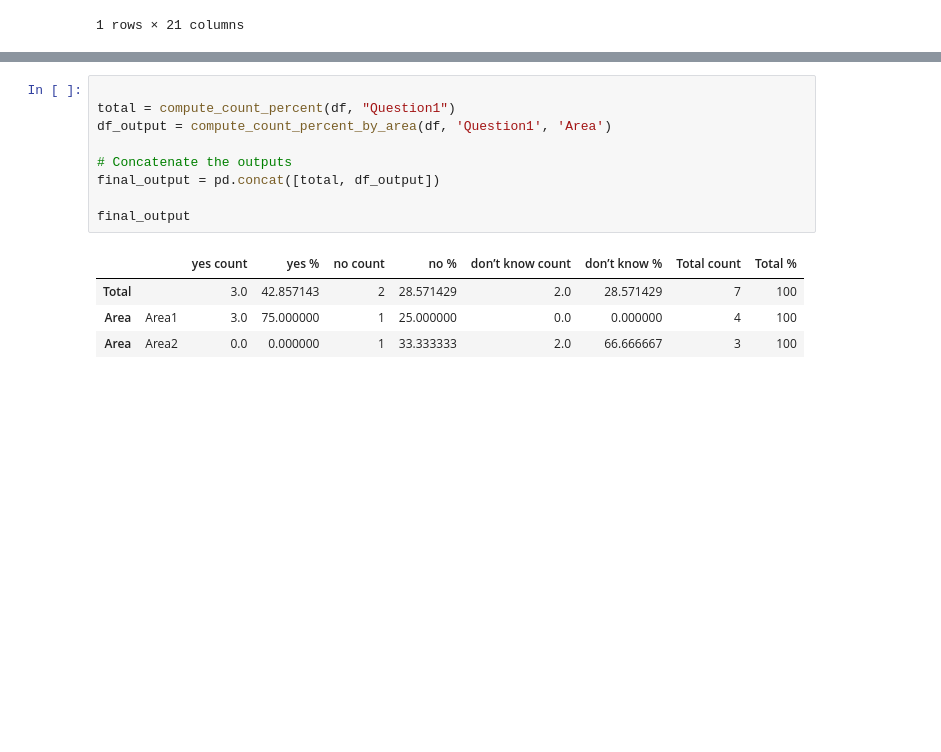
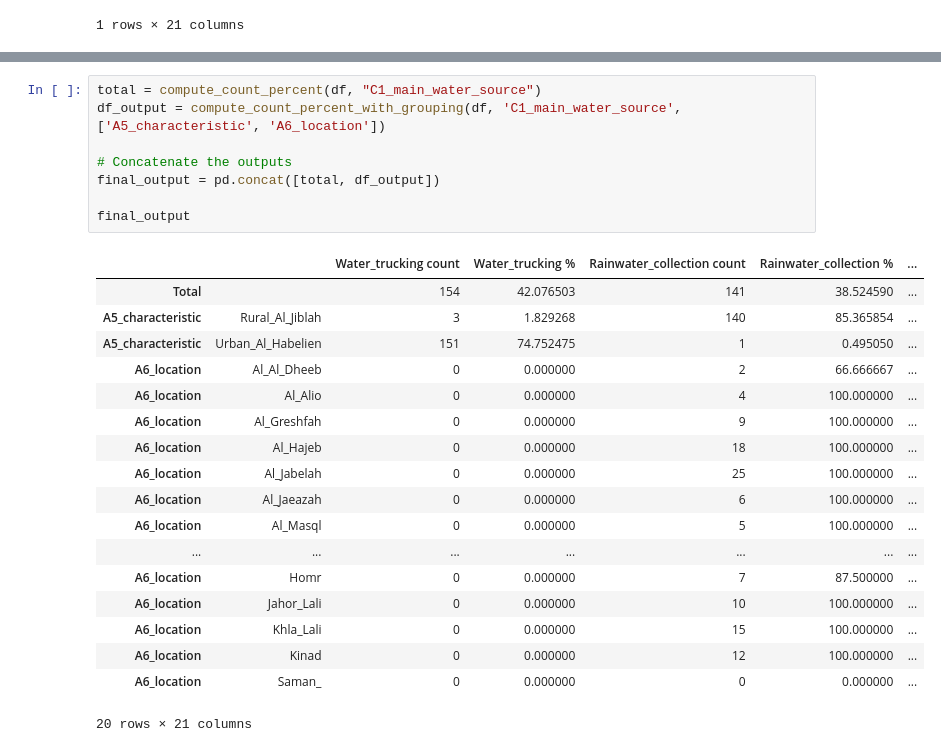
Before and after one commit to HamzaQahoush/Analysis_Template, a Jupyter notebook: Notebook/analysis.ipynb, the cells around one changed output, grey strips where cells are left out. Cells and saved outputs as stored; diff of their text form; blank space fills up the shorter version.

```diff
--- a/Notebook/analysis.ipynb
+++ b/Notebook/analysis.ipynb
@@ -176,14 +209,27 @@ df_output
 # %%
-
-total = compute_count_percent(df, "Question1")
-df_output = compute_count_percent_by_area(df, 'Question1', 'Area')
+total = compute_count_percent(df, "C1_main_water_source")
+df_output = compute_count_percent_with_grouping(df, 'C1_main_water_source', ['A5_characteristic', 'A6_location'])
 
 # Concatenate the outputs
 final_output = pd.concat([total, df_output])
 
 final_output
 # %% [output]
-|  |  | yes count | yes % | no count | no % | don’t know count | don’t know % | Total count | Total % |
-| Total |  | 3.0 | 42.857143 | 2 | 28.571429 | 2.0 | 28.571429 | 7 | 100 |
-| Area | Area1 | 3.0 | 75.000000 | 1 | 25.000000 | 0.0 | 0.000000 | 4 | 100 |
-| Area | Area2 | 0.0 | 0.000000 | 1 | 33.333333 | 2.0 | 66.666667 | 3 | 100 |
+|  |  | Water_trucking count | Water_trucking % | Rainwater_collection count | Rainwater_collection % | ... |
+| Total |  | 154 | 42.076503 | 141 | 38.524590 | ... |
+| A5_characteristic | Rural_Al_Jiblah | 3 | 1.829268 | 140 | 85.365854 | ... |
+| A5_characteristic | Urban_Al_Habelien | 151 | 74.752475 | 1 | 0.495050 | ... |
+| A6_location | Al_Al_Dheeb | 0 | 0.000000 | 2 | 66.666667 | ... |
+| A6_location | Al_Alio | 0 | 0.000000 | 4 | 100.000000 | ... |
+| A6_location | Al_Greshfah | 0 | 0.000000 | 9 | 100.000000 | ... |
+| A6_location | Al_Hajeb | 0 | 0.000000 | 18 | 100.000000 | ... |
+| A6_location | Al_Jabelah | 0 | 0.000000 | 25 | 100.000000 | ... |
+| A6_location | Al_Jaeazah | 0 | 0.000000 | 6 | 100.000000 | ... |
+| A6_location | Al_Masql | 0 | 0.000000 | 5 | 100.000000 | ... |
+| ... | ... | ... | ... | ... | ... | ... |
+| A6_location | Homr | 0 | 0.000000 | 7 | 87.500000 | ... |
+| A6_location | Jahor_Lali | 0 | 0.000000 | 10 | 100.000000 | ... |
+| A6_location | Khla_Lali | 0 | 0.000000 | 15 | 100.000000 | ... |
+| A6_location | Kinad | 0 | 0.000000 | 12 | 100.000000 | ... |
+| A6_location | Saman_ | 0 | 0.000000 | 0 | 0.000000 | ... |
+20 rows × 21 columns
```
Also changed, not shown: parts of 9 cells of this notebook, 4 other files.
